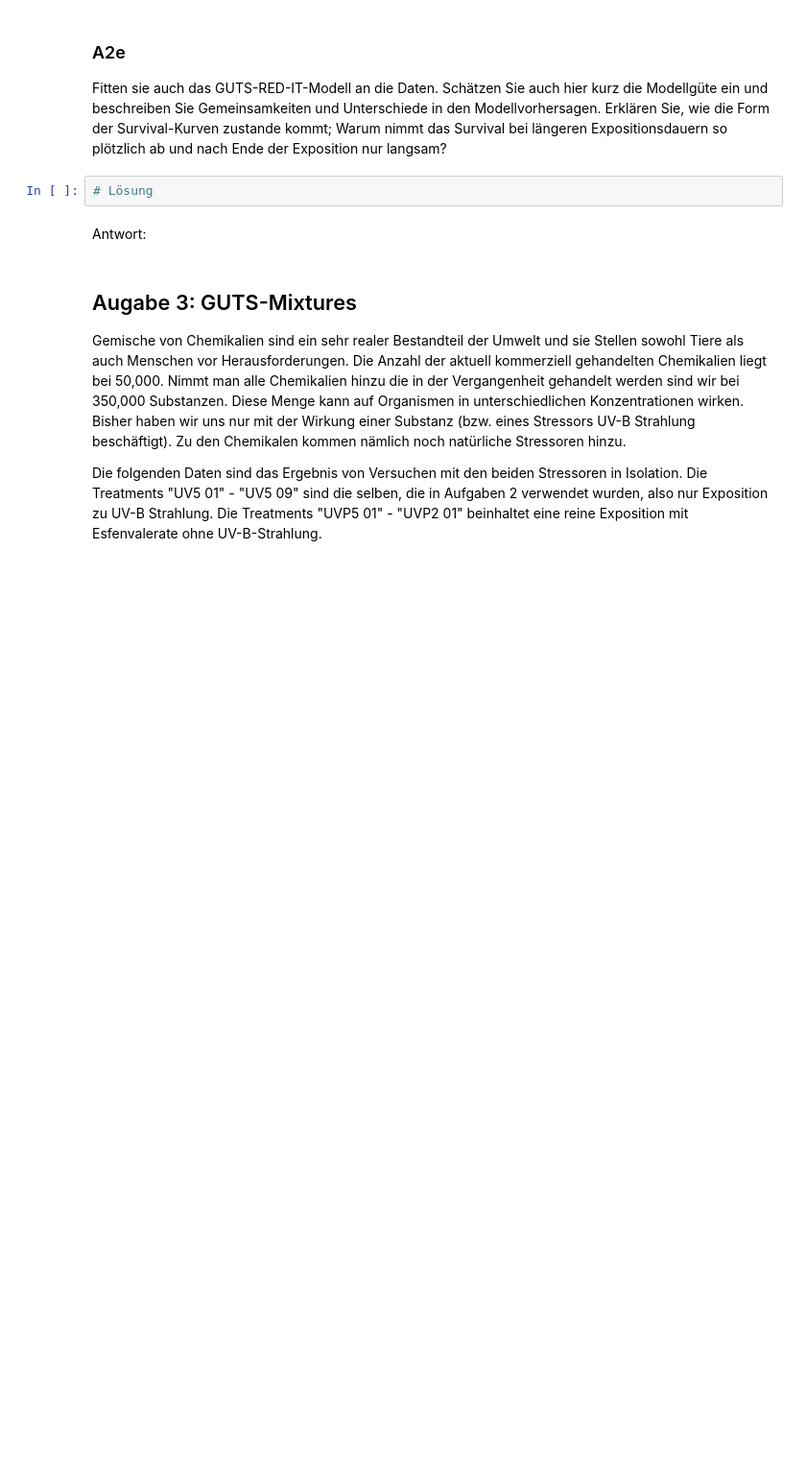
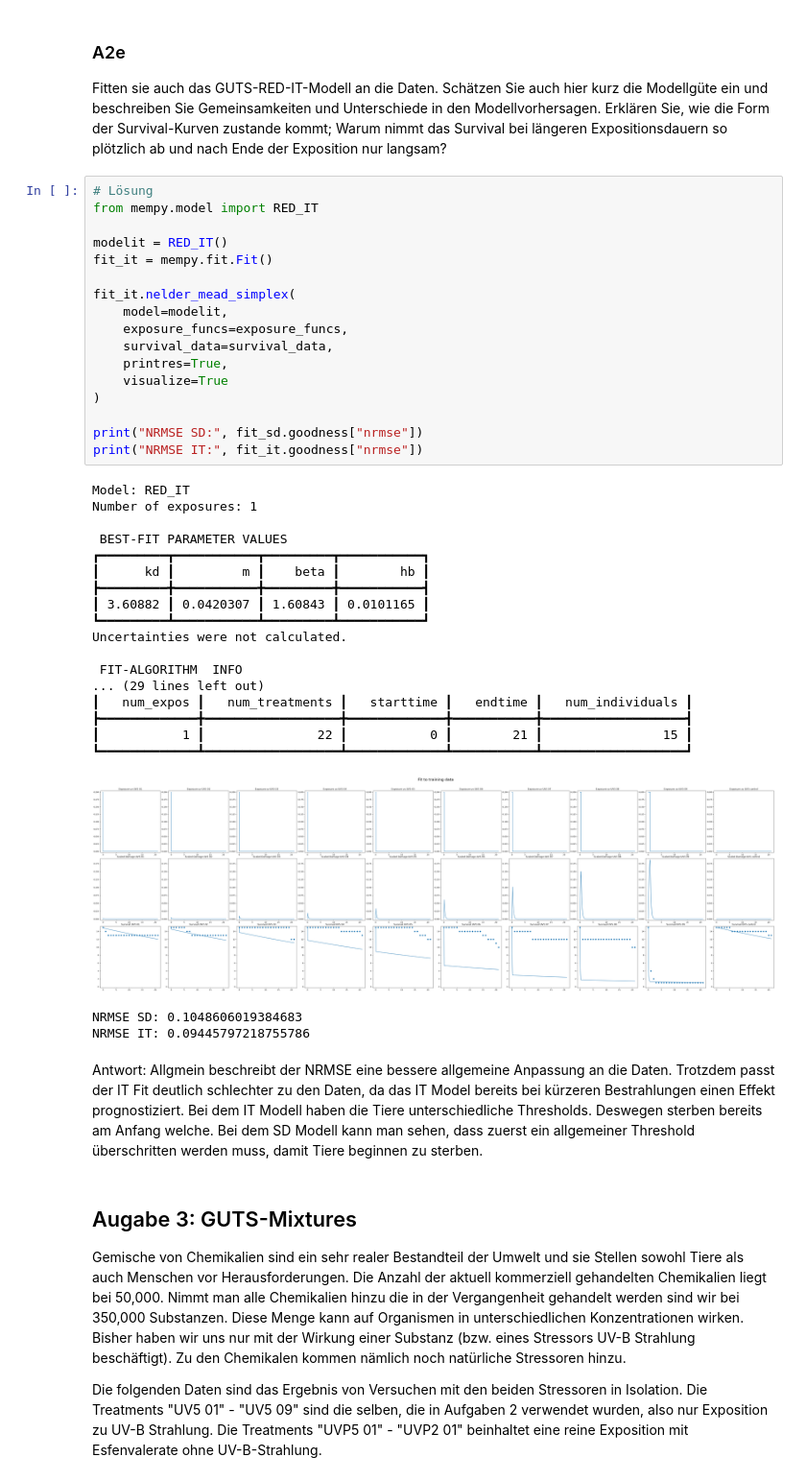
Before and after one commit to Quafax/Uni_Projects, a Jupyter notebook: src/Mechanistical_Effect_Modelling/homework_1/Übungsblatt1_MEM26.ipynb, the cells around one changed output. Shown at 96% size. Saved outputs shown, nothing was run; the diff lists cells and outputs as text; blank space fills up the shorter version.

```diff
--- a/src/Mechanistical_Effect_Modelling/homework_1/Übungsblatt1_MEM26.ipynb
+++ b/src/Mechanistical_Effect_Modelling/homework_1/Übungsblatt1_MEM26.ipynb
@@ -377,8 +377,45 @@ Zu erkennen ist, dass je länger die Expositionsdauer ist, desto kleiner ist der
 Fitten sie auch das GUTS-RED-IT-Modell an die Daten. Schätzen Sie auch hier kurz die Modellgüte ein und beschreiben Sie Gemeinsamkeiten und Unterschiede in den Modellvorhersagen. Erklären Sie, wie die Form der Survival-Kurven zustande kommt; Warum nimmt das Survival bei längeren Expositionsdauern so plötzlich ab und nach Ende der Exposition nur langsam?
 # %%
 # Lösung
+from mempy.model import RED_IT
+
+modelit = RED_IT()
+fit_it = mempy.fit.Fit()
+
+fit_it.nelder_mead_simplex(
+    model=modelit,
+    exposure_funcs=exposure_funcs,
+    survival_data=survival_data,
+    printres=True,
+    visualize=True
+)
+
+print("NRMSE SD:", fit_sd.goodness["nrmse"])
+print("NRMSE IT:", fit_it.goodness["nrmse"])
+# %% [output]
+Model: RED_IT
+Number of exposures: 1
+
+ BEST-FIT PARAMETER VALUES
+┏━━━━━━━━━┳━━━━━━━━━━━┳━━━━━━━━━┳━━━━━━━━━━━┓
+┃      kd ┃         m ┃    beta ┃        hb ┃
+┣━━━━━━━━━╋━━━━━━━━━━━╋━━━━━━━━━╋━━━━━━━━━━━┫
+┃ 3.60882 ┃ 0.0420307 ┃ 1.60843 ┃ 0.0101165 ┃
+┗━━━━━━━━━┻━━━━━━━━━━━┻━━━━━━━━━┻━━━━━━━━━━━┛
+Uncertainties were not calculated.
+
+ FIT-ALGORITHM  INFO
+... (29 lines left out)
+┃   num_expos ┃   num_treatments ┃   starttime ┃   endtime ┃   num_individuals ┃
+┣━━━━━━━━━━━━━╋━━━━━━━━━━━━━━━━━━╋━━━━━━━━━━━━━╋━━━━━━━━━━━╋━━━━━━━━━━━━━━━━━━━┫
+┃           1 ┃               22 ┃           0 ┃        21 ┃                15 ┃
+┗━━━━━━━━━━━━━┻━━━━━━━━━━━━━━━━━━┻━━━━━━━━━━━━━┻━━━━━━━━━━━┻━━━━━━━━━━━━━━━━━━━┛
+[figure, added]
+NRMSE SD: 0.1048606019384683
+NRMSE IT: 0.09445797218755786
 # %% [markdown]
 Antwort:
+Allgmein beschreibt der NRMSE eine bessere allgemeine Anpassung an die Daten. Trotzdem passt der IT Fit deutlich schlechter zu den Daten, da das IT Model bereits bei kürzeren Bestrahlungen einen Effekt prognostiziert. Bei dem IT Modell haben die Tiere unterschiedliche Thresholds. Deswegen sterben bereits am Anfang welche. Bei dem SD Modell kann man sehen, dass zuerst ein allgemeiner Threshold überschritten werden muss, damit Tiere beginnen zu sterben.
 # %% [markdown]
 ## Augabe 3: GUTS-Mixtures
 
```
